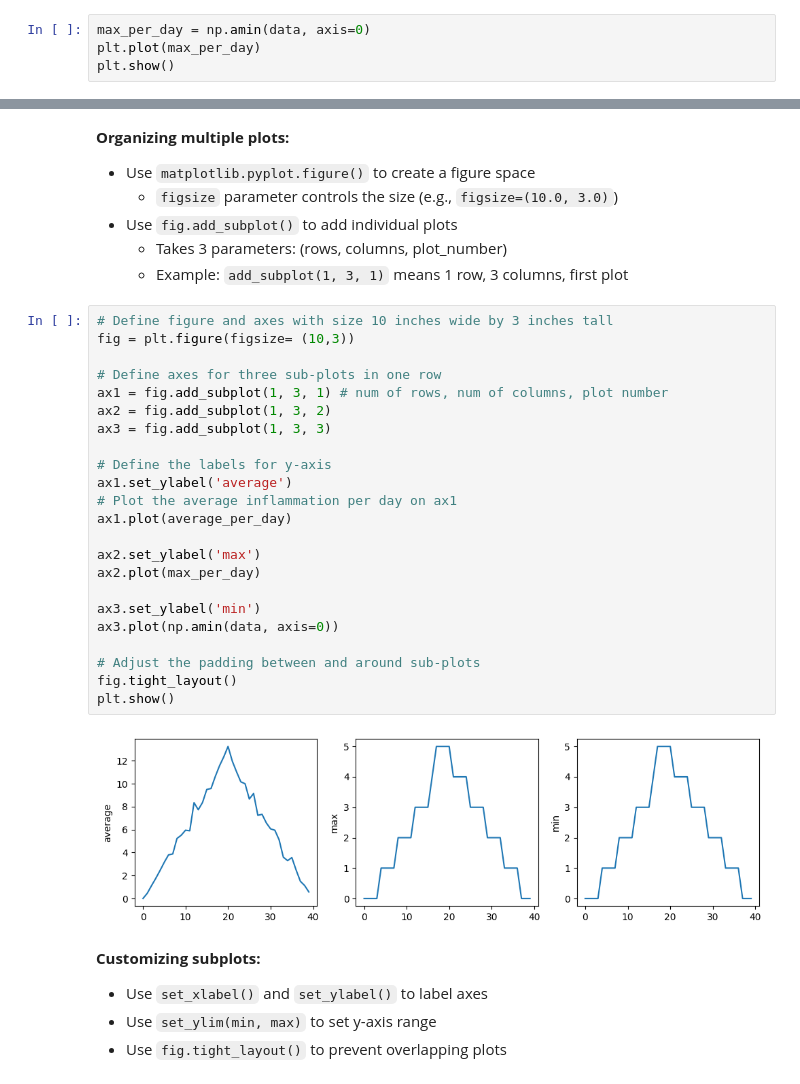
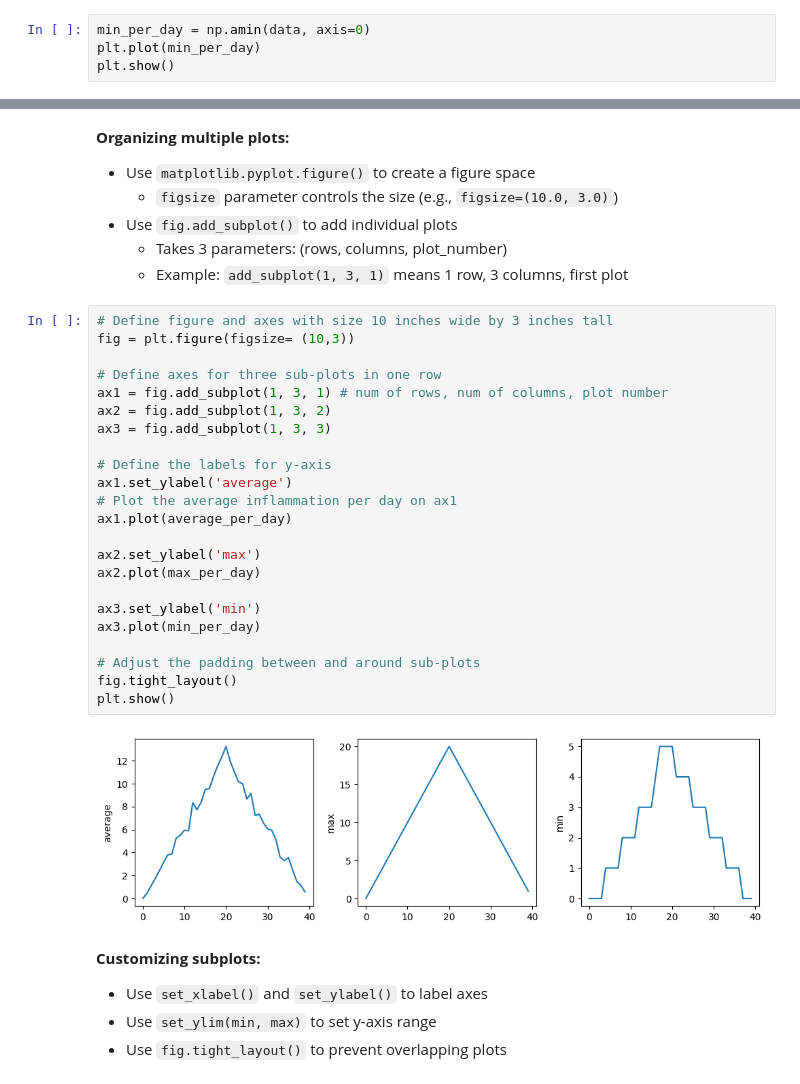
Before and after one commit to bhawiyuga/python-carpentries, a Jupyter notebook: 03-visualizing-data.ipynb, the cells around one changed output, grey strips where cells are left out. Cells and saved outputs as stored; diff of their text form.

```diff
--- a/03-visualizing-data.ipynb
+++ b/03-visualizing-data.ipynb
@@ -57,8 +57,8 @@ plt.show()
 # %% [output]
 [figure]
 # %%
-max_per_day = np.amin(data, axis=0)
-plt.plot(max_per_day)
+min_per_day = np.amin(data, axis=0)
+plt.plot(min_per_day)
 plt.show()
 # %% [output]
 [figure]
@@ -79,28 +79,28 @@ plt.show()
 # %%
 # Define figure and axes with size 10 inches wide by 3 inches tall
 fig = plt.figure(figsize= (10,3))
 
 # Define axes for three sub-plots in one row
 ax1 = fig.add_subplot(1, 3, 1) # num of rows, num of columns, plot number
 ax2 = fig.add_subplot(1, 3, 2)
 ax3 = fig.add_subplot(1, 3, 3)
 
 # Define the labels for y-axis
 ax1.set_ylabel('average')
 # Plot the average inflammation per day on ax1
 ax1.plot(average_per_day)
 
 ax2.set_ylabel('max')
 ax2.plot(max_per_day)
 
 ax3.set_ylabel('min')
-ax3.plot(np.amin(data, axis=0))
+ax3.plot(min_per_day)
 
 # Adjust the padding between and around sub-plots
 fig.tight_layout()
 plt.show()
 # %% [output]
-[figure, old version]
+[figure, new version]
 # %% [markdown]
 **Customizing subplots:**
 - Use `set_xlabel()` and `set_ylabel()` to label axes
```
